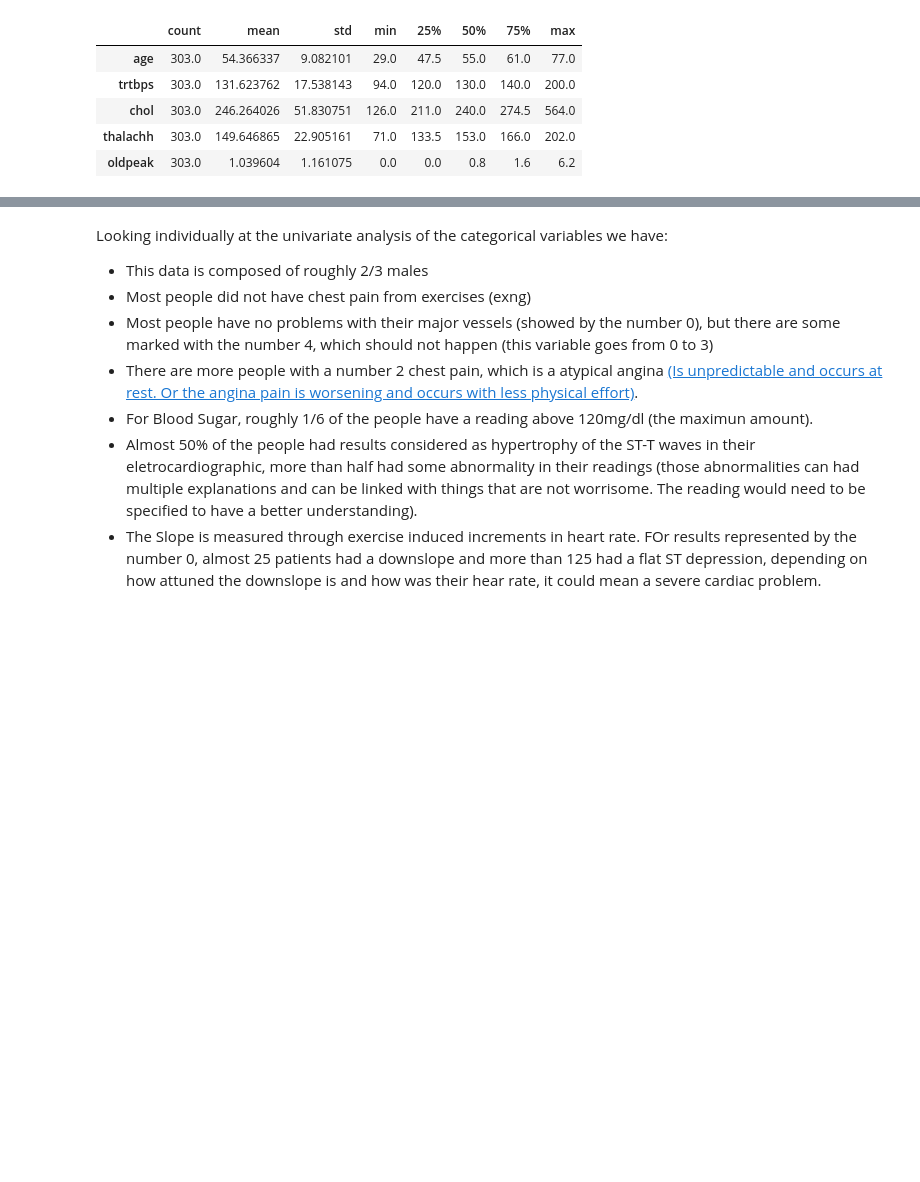
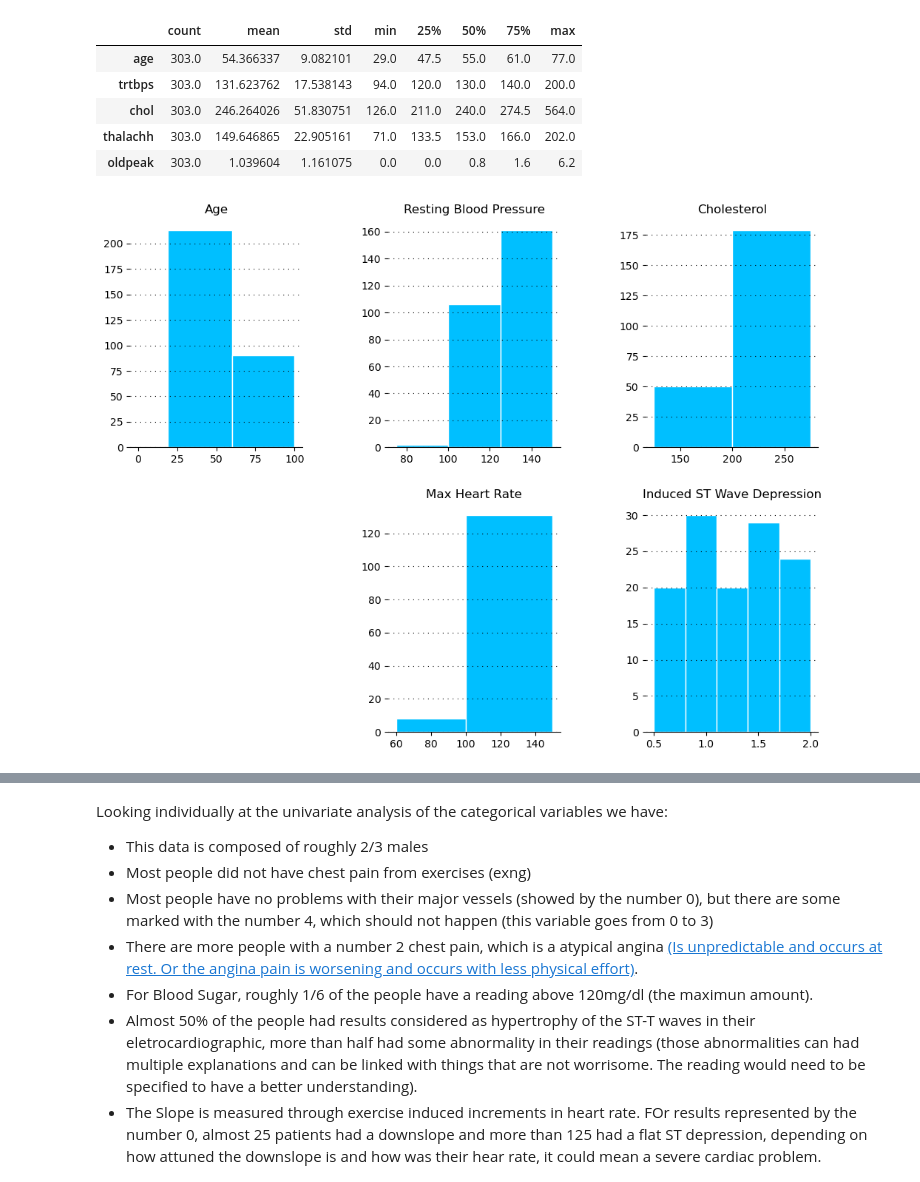
Before and after one commit to gustavopin/HeartAttackAnalysis, a Jupyter notebook: analysis.ipynb, the cells around one changed output, grey strips where cells are left out. Cells and saved outputs as stored; diff of their text form; code cells hidden in the pictures; blank space fills up the shorter version.

```diff
--- a/analysis.ipynb
+++ b/analysis.ipynb
@@ -88,6 +91,81 @@ data_gen[con].describe().transpose()
 | chol | 303.0 | 246.264026 | 51.830751 | 126.0 | 211.0 | 240.0 | 274.5 | 564.0 |
 | thalachh | 303.0 | 149.646865 | 22.905161 | 71.0 | 133.5 | 153.0 | 166.0 | 202.0 |
 | oldpeak | 303.0 | 1.039604 | 1.161075 | 0.0 | 0.0 | 0.8 | 1.6 | 6.2 |
+# %%
+# Working with the continuous variables (separatly)
+# making the univariate analysis
+# separting the subplots in only one image
+fig = plt.figure(figsize = (12, 9))
+grid = fig.add_gridspec(2, 3)
+grid.update(wspace=0.5, hspace=0.25)
+ax0 = fig.add_subplot(grid[0,0])
+ax1 = fig.add_subplot(grid[0,1])
+ax2 = fig.add_subplot(grid[0,2])
+ax3 = fig.add_subplot(grid[1,1])
+ax4 = fig.add_subplot(grid[1,2])
+
+
+# creating the graphs
+# Sex count
+ax0.set_title('Age')
+x = data_gen['age']
+ax0.hist(x, bins = [0, 19, 60, 100], color = 'deepskyblue', ec = 'white')
+ax0.grid(color = '#000000', linestyle = ':', axis = 'y', zorder=0,  dashes=(1,5))
+plt.show
+
+# Exng count
+ax1.set_title('Resting Blood Pressure')
+x = data_gen['trtbps']
+ax1.hist(x, bins = [75, 100, 125, 150], color = 'deepskyblue', ec = 'white')
+ax1.grid(color = '#000000', linestyle = ':', axis = 'y', zorder=0,  dashes=(1,5))
+plt.show
+
+# Caa count
+ax2.set_title('Cholesterol')
+x = data_gen['chol']
+ax2.hist(x, bins = [125, 200, 275], color = 'deepskyblue', ec = 'white')
+ax2.grid(color = '#000000', linestyle = ':', axis = 'y', zorder=0,  dashes=(1,5))
+plt.show
+
+# Cp count
+ax3.set_title('Max Heart Rate')
+x = data_gen['thalachh']
+ax3.hist(x, bins = [60, 100, 150], color = 'deepskyblue', ec = 'white')
+ax3.grid(color = '#000000', linestyle = ':', axis = 'y', zorder=0,  dashes=(1,5))
+plt.show
+
+# Fbs count
+ax4.set_title('Induced ST Wave Depression')
+x = data_gen['oldpeak']
+ax4.hist(x, bins = [0.5, 0.8, 1.1, 1.4, 1.7, 2], color = 'deepskyblue', ec = 'white')
+ax4.grid(color = '#000000', linestyle = ':', axis = 'y', zorder=0,  dashes=(1,5))
+plt.show
+
+# Restecg count
+ax5.set_title('Eletrocardiographic (rested)')
+ax5.grid(color = '#000000', linestyle = ':', axis = 'y', zorder = 0,  dashes = (1,5))
+sns.countplot(ax = ax5, data = data_gen, x = 'restecg', palette = colors)
+ax5.set_xlabel("")
+ax5.set_ylabel("")
+
+# Slp count
+ax6.set_title('ST Segment Slope')
+ax6.grid(color='#000000', linestyle=':', axis='y', zorder=0,  dashes=(1,5))
+sns.countplot(ax = ax6, data = data_gen, x = 'slp', palette=colors)
+ax6.set_xlabel("")
+ax6.set_ylabel("")
+
+#removing borders
+for s in ['top', 'right', 'left']:
+    ax0.spines[s].set_visible(False)
+    ax1.spines[s].set_visible(False)
+    ax2.spines[s].set_visible(False)
+    ax3.spines[s].set_visible(False)
+    ax4.spines[s].set_visible(False)
+    ax5.spines[s].set_visible(False)
+    ax6.spines[s].set_visible(False)
+# %% [output]
+[figure, added]
 # %%
 # making the univariate analysis
 # separting the subplots in only one image (makes it easies to manipulate later)
```
Also changed, not shown: parts of 4 cells of this notebook, 1 other file.
